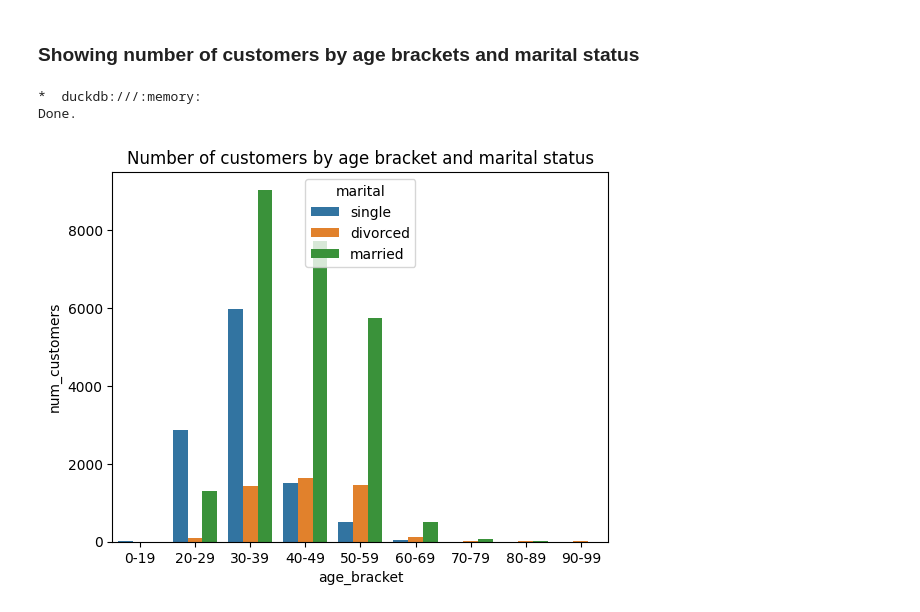
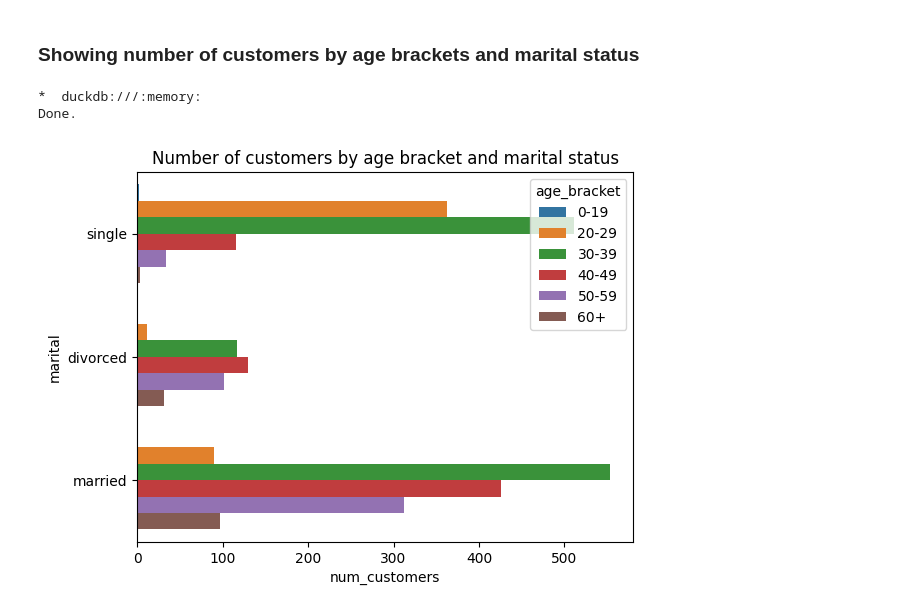
Before and after one commit to lfunderburk/soZCqCfU4mL5ppCX, a Jupyter notebook: notebooks/exploratory-viz.ipynb, the cells around one changed output. Cells and saved outputs as stored; diff of their text form; code cells hidden in the pictures.

```diff
--- a/notebooks/exploratory-viz.ipynb
+++ b/notebooks/exploratory-viz.ipynb
@@ -213,32 +213,29 @@ Done.
 # %%
 age_bracket_q = """
 SELECT
     CASE
         WHEN age BETWEEN 0 AND 19 THEN '0-19'
         WHEN age BETWEEN 20 AND 29 THEN '20-29'
         WHEN age BETWEEN 30 AND 39 THEN '30-39'
         WHEN age BETWEEN 40 AND 49 THEN '40-49'
         WHEN age BETWEEN 50 AND 59 THEN '50-59'
-        WHEN age BETWEEN 60 AND 69 THEN '60-69'
-        WHEN age BETWEEN 70 AND 79 THEN '70-79'
-        WHEN age BETWEEN 80 AND 89 THEN '80-89'
-        WHEN age BETWEEN 90 AND 99 THEN '90-99'
-        ELSE '100+'
+        ELSE '60+'
     END as age_bracket,
     marital,
     COUNT(*) as num_customers
 FROM term_deposit_marketing
+WHERE y = 'yes'
 GROUP BY age_bracket, marital
 ORDER BY age_bracket, marital;
 """
 
 age_bracket = %sql {{age_bracket_q}}
 age_bracket_df = age_bracket.DataFrame()
 
-sns.barplot(x='age_bracket', y='num_customers', hue='marital', data=age_bracket_df)
+sns.barplot(y='marital', x='num_customers', hue='age_bracket', data=age_bracket_df)
 plt.title('Number of customers by age bracket and marital status')
 plt.show()
 # %% [output]
 *  duckdb:///:memory:
 Done.
-[figure, old version]
+[figure, new version]
```
Also changed, not shown: 5 other files.
